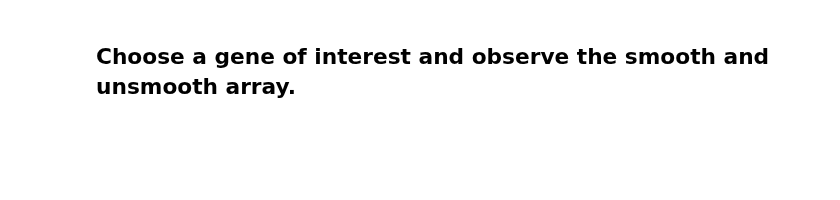
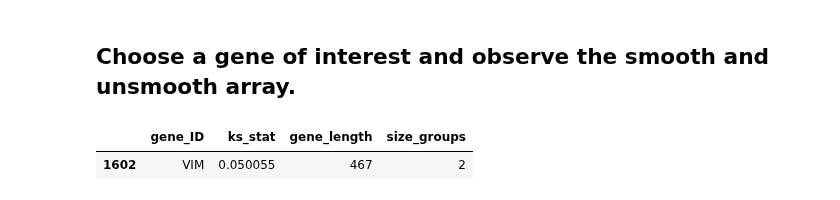
Before and after one commit to Raif-fl/Fall_2021_Work_journal, a Jupyter notebook: KS_stat/human_KS_like.ipynb, the cells around one changed output. Drawn from its saved outputs; the diff is of its cells as text; code cells hidden in the pictures; blank space fills up the shorter version.

```diff
--- a/KS_stat/human_KS_like.ipynb
+++ b/KS_stat/human_KS_like.ipynb
@@ -185,0 +190,5 @@ for tr_m, tr_c, name in zip(data_mutant, data_control, names_mutant):
+# %%
+df_b[df_b["gene_ID"] == "VIM"]
+# %% [output]
+|  | gene_ID | ks_stat | gene_length | size_groups |
+| 1602 | VIM | 0.050055 | 467 | 2 |
```
Also changed, not shown: parts of 9 cells of this notebook, 9 other files.
